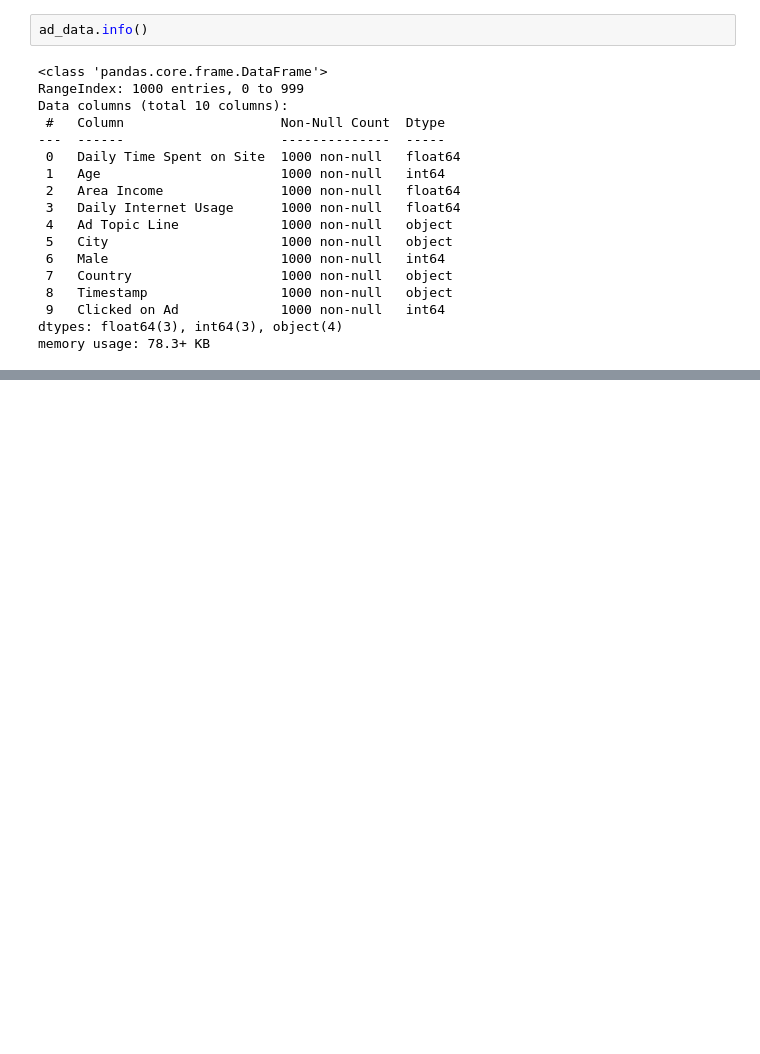
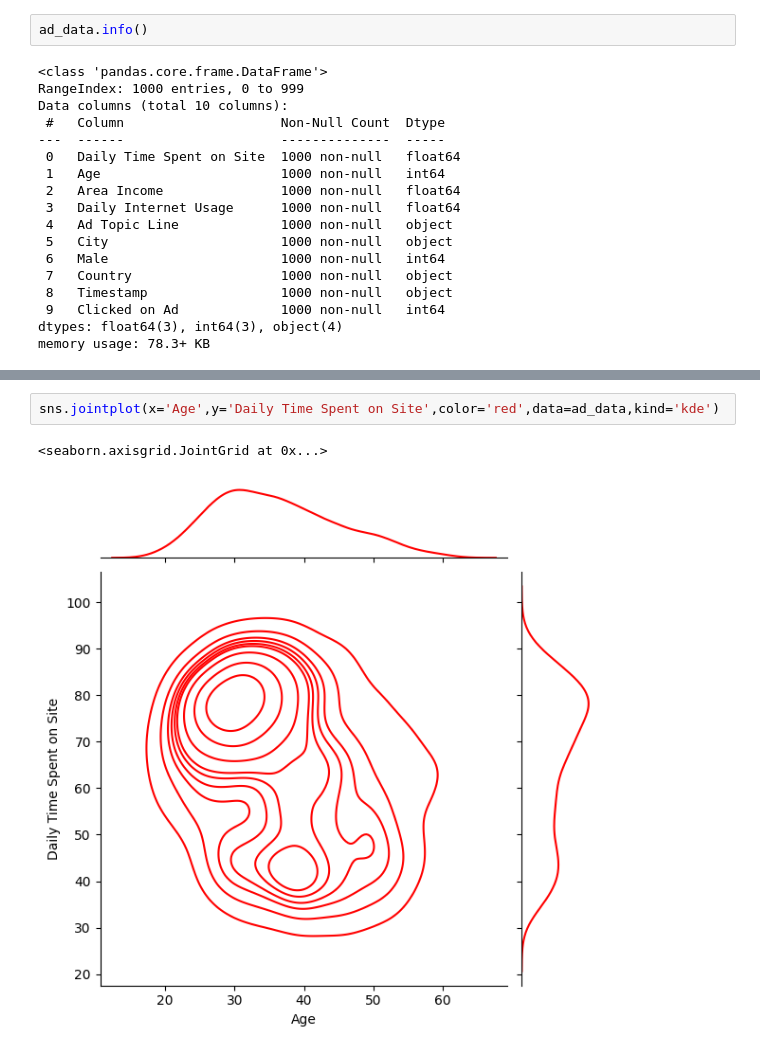
Before and after one commit to KemalYukselir/Titanic-logreg, a Jupyter notebook: main.ipynb, the cells around one changed output, grey strips where cells are left out. Cells and saved outputs as stored; diff of their text form; blank space fills up the shorter version.

```diff
--- a/main.ipynb
+++ b/main.ipynb
@@ -50,0 +63,5 @@ ad_data.describe()
+# %%
+sns.jointplot(x='Age',y='Daily Time Spent on Site',color='red',data=ad_data,kind='kde')
+# %% [output]
+<seaborn.axisgrid.JointGrid at 0x...>
+[figure, added]
```
Also changed, not shown: parts of 5 cells of this notebook.
